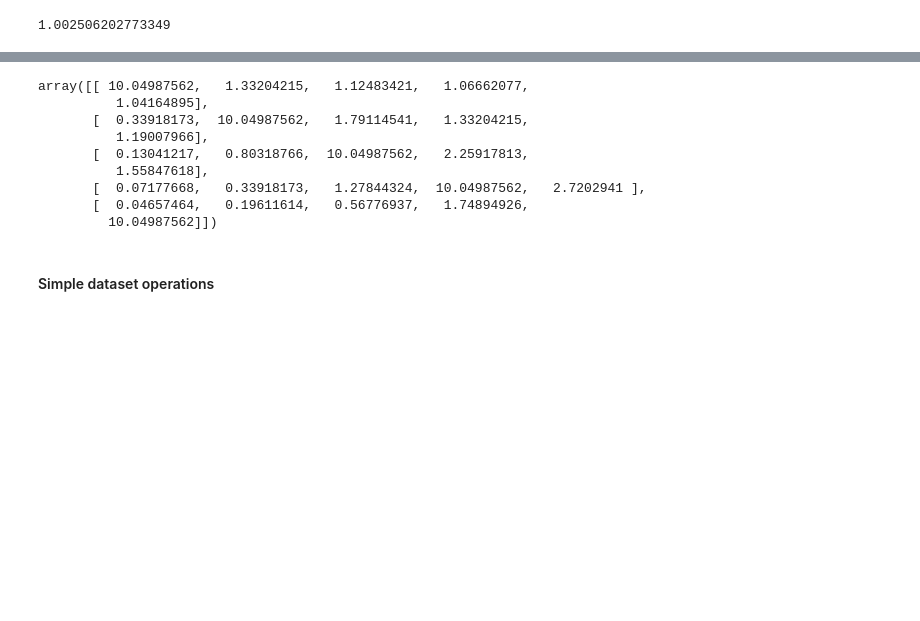
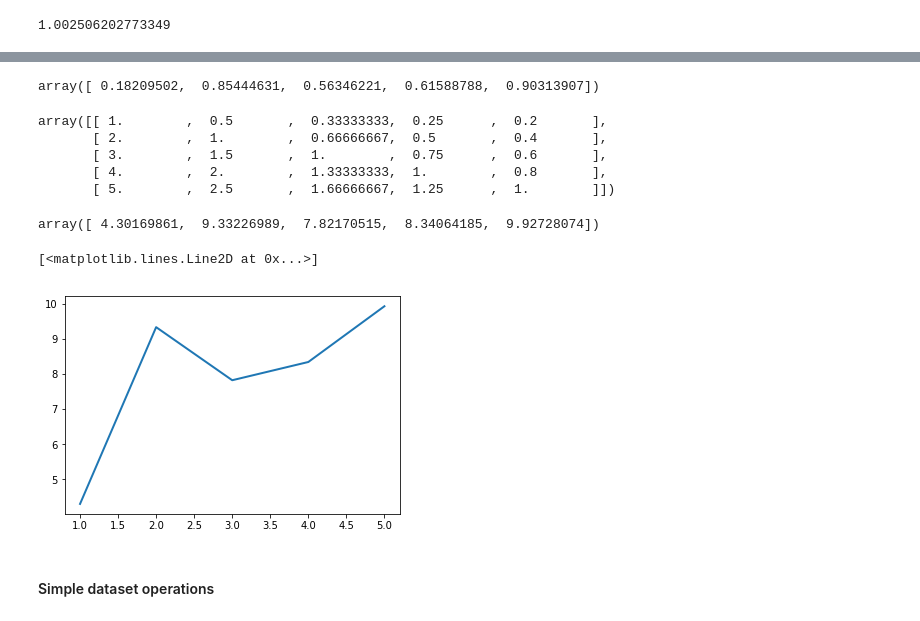
Before and after one commit to bdsaglam/python-course-mmo, a Jupyter notebook: week7/Lecture-Numpy-3.ipynb, the cells around one changed output, grey strips where cells are left out. Drawn from its saved outputs; the diff is of its cells as text; code cells hidden in the pictures; blank space fills up the shorter version.

```diff
--- a/week7/Lecture-Numpy-3.ipynb
+++ b/week7/Lecture-Numpy-3.ipynb
@@ -325,17 +347,33 @@ TR = lambda r: transmissibility(0.05, r)
+# %%
+level = np.random.rand(5)
+level
+# %% [output]
+array([ 0.18209502,  0.85444631,  0.56346221,  0.61588788,  0.90313907])
+# %%
+ratio_mesh = np.outer(frequency, 1.0 / frequency)
+ratio_mesh
+# %% [output]
+array([[ 1.        ,  0.5       ,  0.33333333,  0.25      ,  0.2       ],
+       [ 2.        ,  1.        ,  0.66666667,  0.5       ,  0.4       ],
+       [ 3.        ,  1.5       ,  1.        ,  0.75      ,  0.6       ],
+       [ 4.        ,  2.        ,  1.33333333,  1.        ,  0.8       ],
+       [ 5.        ,  2.5       ,  1.66666667,  1.25      ,  1.        ]])
 # %%
-transmissibility_vec = np.vectorize(TR)
+trz_vec = np.vectorize(trz)
-# %%
-transmissibility_vec(ratioMesh)
-# %% [output]
-array([[ 10.04987562,   1.33204215,   1.12483421,   1.06662077,
-          1.04164895],
-       [  0.33918173,  10.04987562,   1.79114541,   1.33204215,
-          1.19007966],
-       [  0.13041217,   0.80318766,  10.04987562,   2.25917813,
-          1.55847618],
-       [  0.07177668,   0.33918173,   1.27844324,  10.04987562,   2.7202941 ],
-       [  0.04657464,   0.19611614,   0.56776937,   1.74894926,
-         10.04987562]])
+# %%
+acceleration_response = np.sqrt(np.dot(level, trz_vec(ratio_mesh) ** 2))
+acceleration_response
+# %% [output]
+array([ 4.30169861,  9.33226989,  7.82170515,  8.34064185,  9.92728074])
+# %%
+# OO API
+fig = plt.figure()
+ax = fig.add_subplot(111)
+
+ax.plot(frequency, acceleration_response, linewidth=2)
+# %% [output]
+[<matplotlib.lines.Line2D at 0x...>]
+[figure, added]
 # %% [markdown]
 #### Simple dataset operations
 # %%
```
Also changed, not shown: parts of 42 cells of this notebook.
